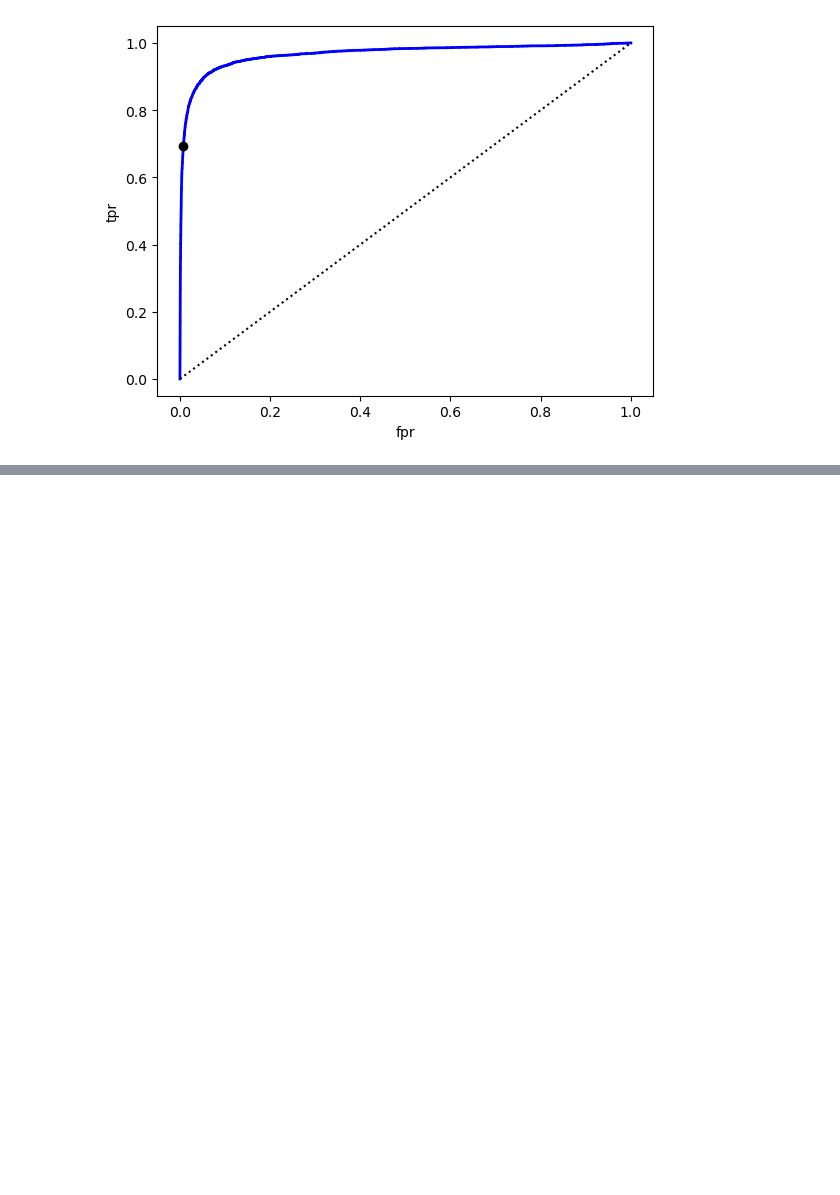
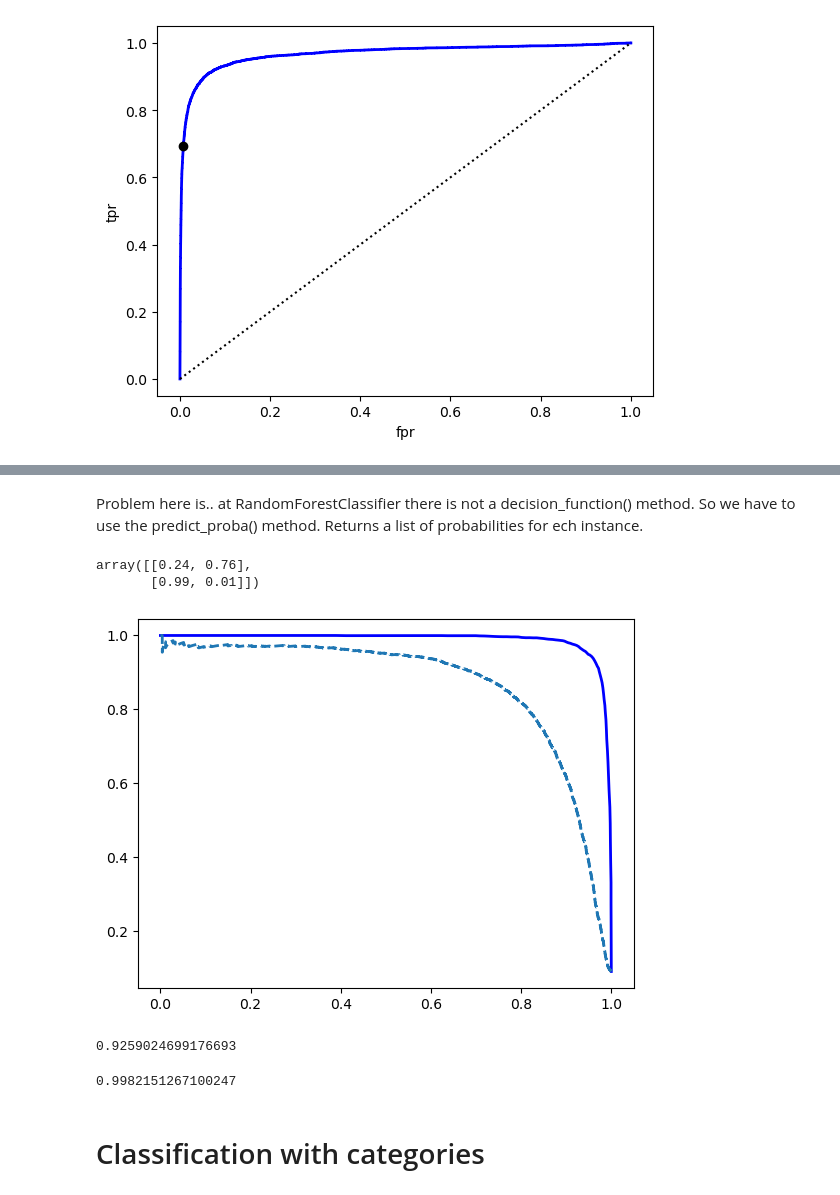
Before and after one commit to mailmezorro/handsOnMachineLearning, a Jupyter notebook: Chapter2_Mnist/mnist.ipynb, the cells around one changed output, grey strips where cells are left out. Cells and saved outputs as stored; diff of their text form; code cells hidden in the pictures; blank space fills up the shorter version.

Commit message:
ROC, randomforestclassifier vs sgdclassifier

```diff
--- a/Chapter2_Mnist/mnist.ipynb
+++ b/Chapter2_Mnist/mnist.ipynb
@@ -351,0 +357,31 @@ y_train_pred_forest = y_probs_forest
+# %%
+forest_clf = RandomForestClassifier(random_state=42)
+# %% [markdown]
+Problem here is.. at RandomForestClassifier there is not a decision_function() method. So we have to use the predict_proba() method. Returns a list of probabilities for ech instance.
+# %%
+y_probas_forest = cross_val_predict(forest_clf, X_train, y_train_5, cv=3, method="predict_proba")
+# %%
+y_probas_forest[:2] # first picture, 76% is positive, second picture, 99% negative, These are estimated probabilities, no real probabilities!!!!
+# %% [output]
+array([[0.24, 0.76],
+       [0.99, 0.01]])
+# %%
+y_scores_forest = y_probas_forest[:,1]
+precisions_forest, recalls_forest, thresholds_forest = precision_recall_curve(y_train_5, y_scores_forest)
+# %%
+plt.plot(recalls_forest, precisions_forest,"b-", linewidth=2)
+plt.plot(recalls, precisions, "--", linewidth=2, label="SGD")
+plt.show()
+# %% [output]
+[figure, added]
+# %%
+y_train_pred_forest = y_probas_forest[:,1]  >= 0.5
+f1_score(y_train_5, y_train_pred_forest)
+# %% [output]
+0.9259024699176693
+# %%
+roc_auc_score(y_train_5, y_scores_forest)
+# %% [output]
+0.9982151267100247
+# %% [markdown]
+# Classification with categories
```
Also changed, not shown: parts of 3 cells of this notebook.
